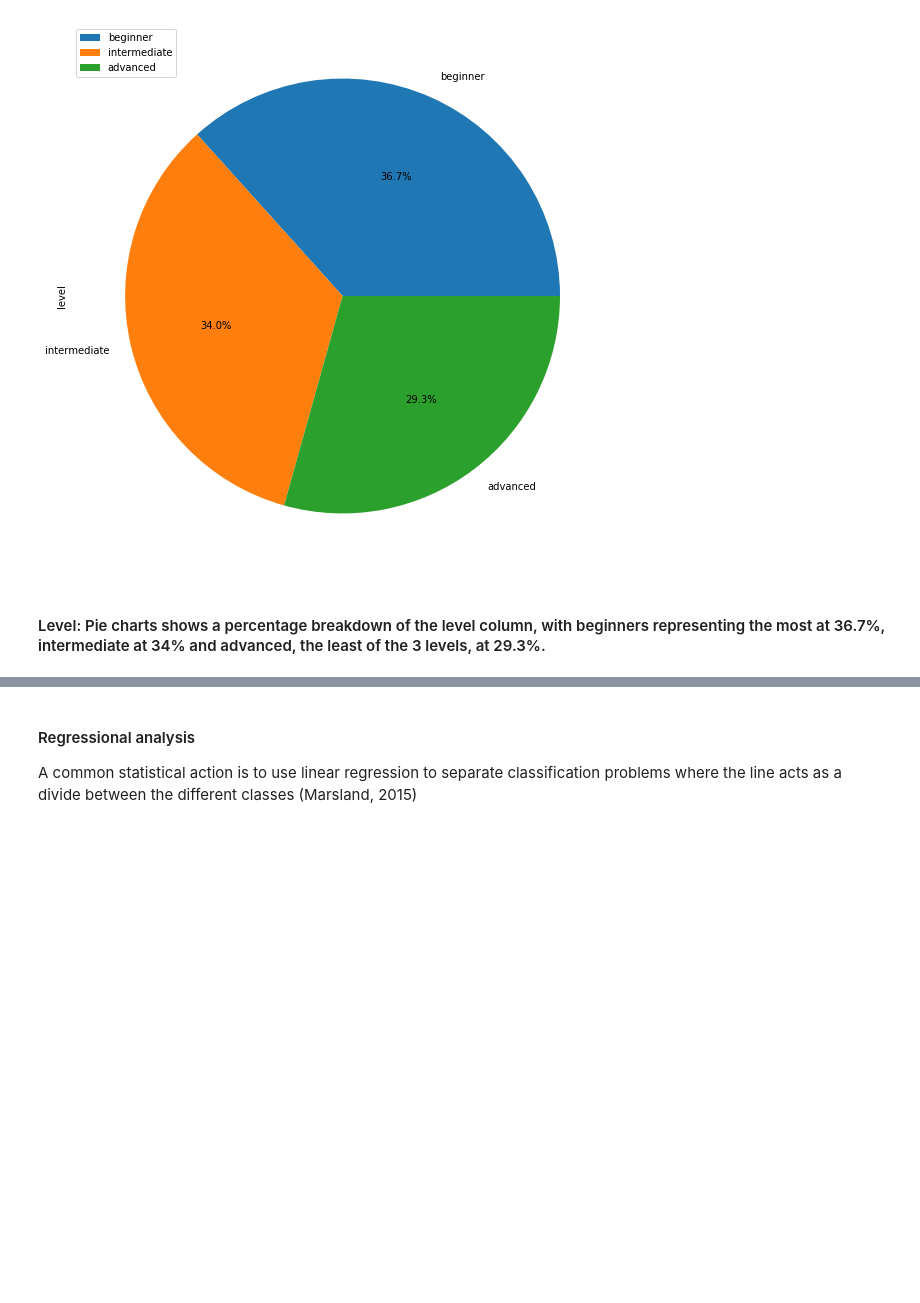
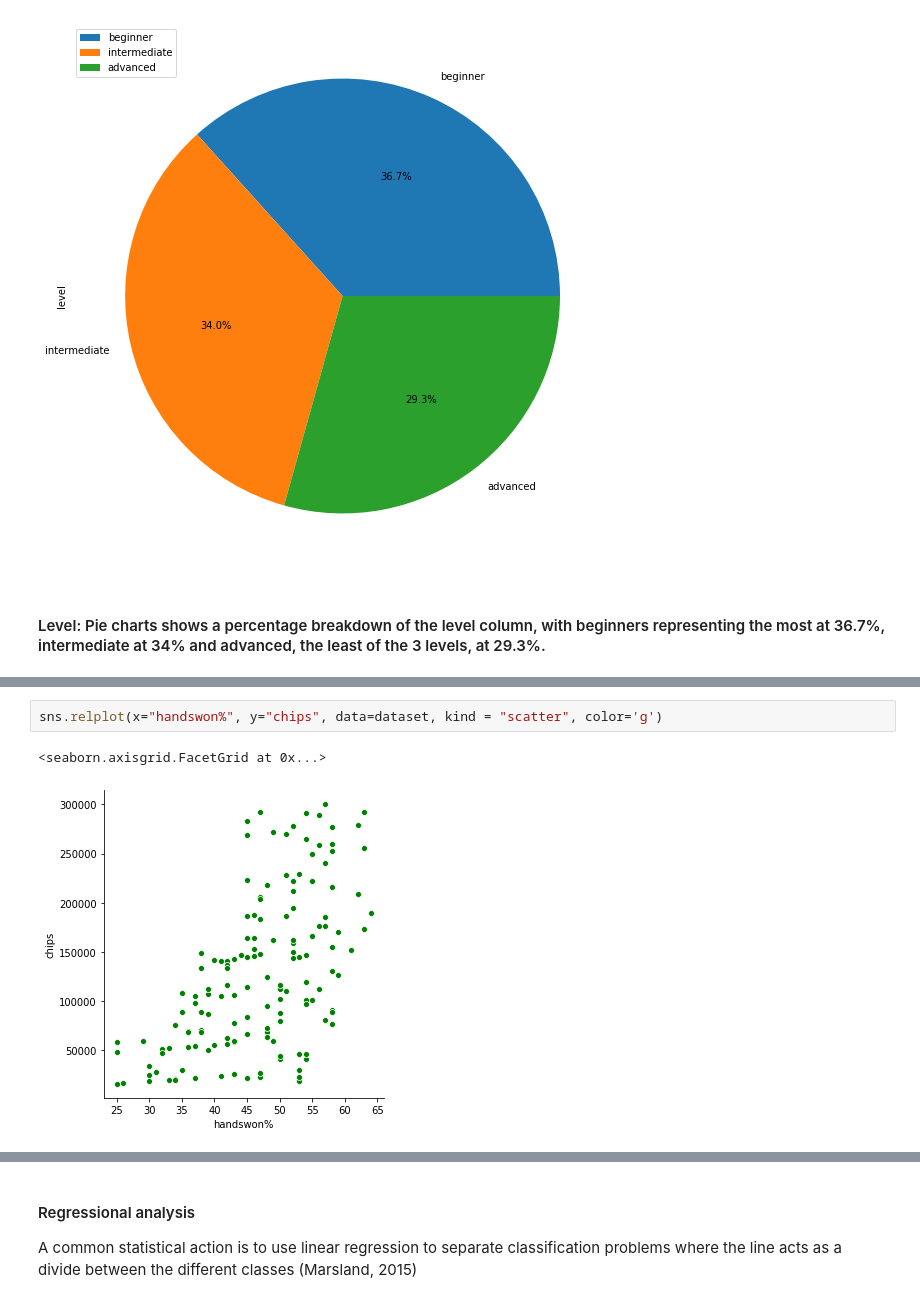
Before and after one commit to garycunningham89/progdataanalysisproject, a Jupyter notebook: Programming for Data Analysis Final Project.ipynb, the cells around one changed output, grey strips where cells are left out. Drawn from its saved outputs; the diff is of its cells as text; blank space fills up the shorter version.

```diff
--- a/Programming for Data Analysis Final Project.ipynb
+++ b/Programming for Data Analysis Final Project.ipynb
@@ -564,0 +596,5 @@ sns.relplot(x="chips", y="gwp", hue = "handswon%", data=dataset, kind = "scatter
+# %%
+sns.relplot(x="handswon%", y="chips", data=dataset, kind = "scatter", color='g')
+# %% [output]
+<seaborn.axisgrid.FacetGrid at 0x...>
+[figure, added]
```
Also changed, not shown: parts of 16 cells of this notebook.
